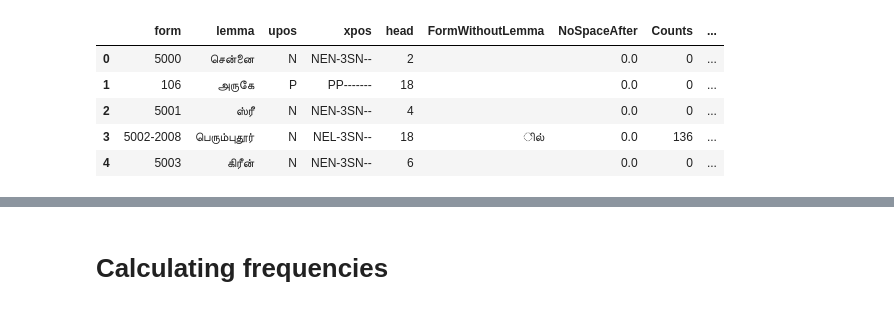
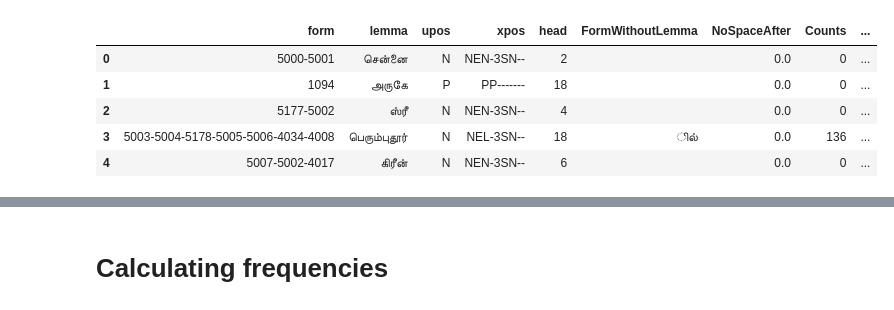
Before and after one commit to Kee2u/Deciphering_the_Indus_Valley_Script, a Jupyter notebook: Statistical_Analysis/Multivariate_Segmentation.ipynb, the cells around one changed output, grey strips where cells are left out. Saved outputs shown, nothing was run; the diff lists cells and outputs as text; code cells hidden in the pictures.

```diff
--- a/Statistical_Analysis/Multivariate_Segmentation.ipynb
+++ b/Statistical_Analysis/Multivariate_Segmentation.ipynb
@@ -30,17 +30,17 @@ logosyllabic_sentence_df.head()
 # %%
 #Reading logosyllabic words from postgreSQL
-logosyl_data = pd.read_sql_table('logo_syllabic_tamil_with_names', con=engine)
+logosyl_data = pd.read_sql_table('logo_syllabic_tamil', con=engine)
 logosyl_data.drop(columns="index", inplace=True)
 s = logosyl_data.index1.sort_values().index
 logosyl_data = logosyl_data.reindex(s)
 logosyl_data.reset_index(drop=True, inplace=True)
 logosyl_data.head()
 # %% [output]
 |  | form | lemma | upos | xpos | head | FormWithoutLemma | NoSpaceAfter | Counts | ... |
-| 0 | 5000 | சென்னை | N | NEN-3SN-- | 2 |  | 0.0 | 0 | ... |
-| 1 | 106 | அருகே | P | PP------- | 18 |  | 0.0 | 0 | ... |
-| 2 | 5001 | ஸ்ரீ | N | NEN-3SN-- | 4 |  | 0.0 | 0 | ... |
-| 3 | 5002-2008 | பெரும்புதூர் | N | NEL-3SN-- | 18 | ில் | 0.0 | 136 | ... |
-| 4 | 5003 | கிரீன் | N | NEN-3SN-- | 6 |  | 0.0 | 0 | ... |
+| 0 | 5000-5001 | சென்னை | N | NEN-3SN-- | 2 |  | 0.0 | 0 | ... |
+| 1 | 1094 | அருகே | P | PP------- | 18 |  | 0.0 | 0 | ... |
+| 2 | 5177-5002 | ஸ்ரீ | N | NEN-3SN-- | 4 |  | 0.0 | 0 | ... |
+| 3 | 5003-5004-5178-5005-5006-4034-4008 | பெரும்புதூர் | N | NEL-3SN-- | 18 | ில் | 0.0 | 136 | ... |
+| 4 | 5007-5002-4017 | கிரீன் | N | NEN-3SN-- | 6 |  | 0.0 | 0 | ... |
 # %%
 #Reading all logograms from sql
```
Also changed, not shown: parts of 36 cells of this notebook.
